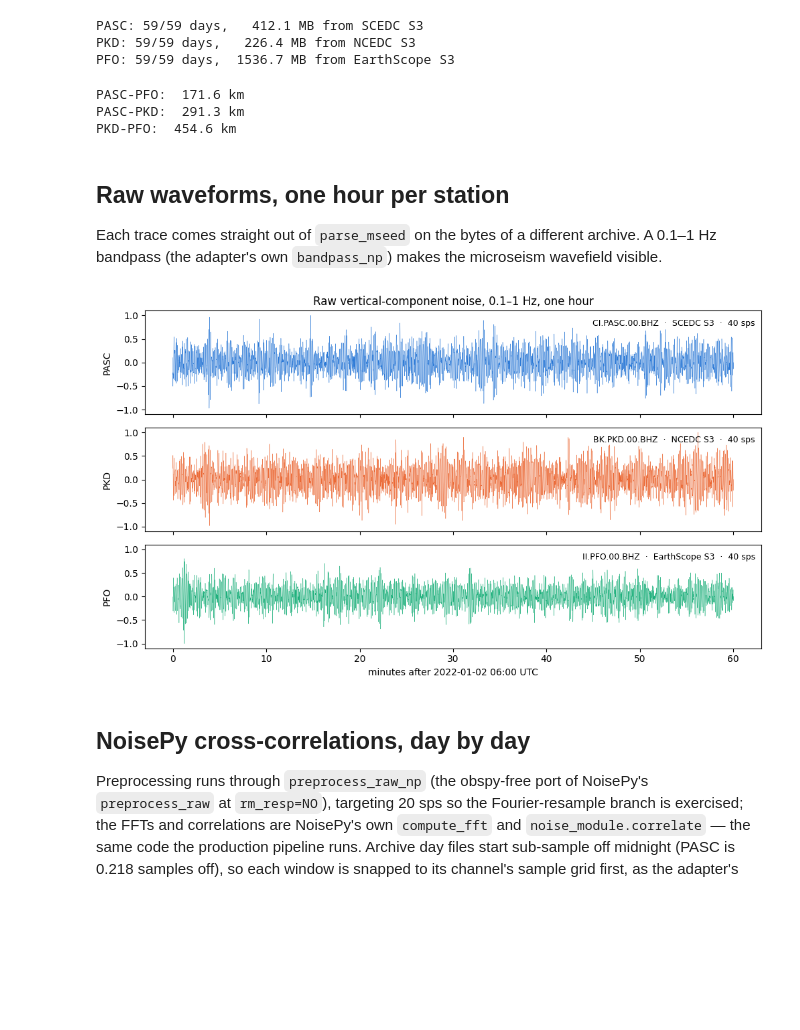
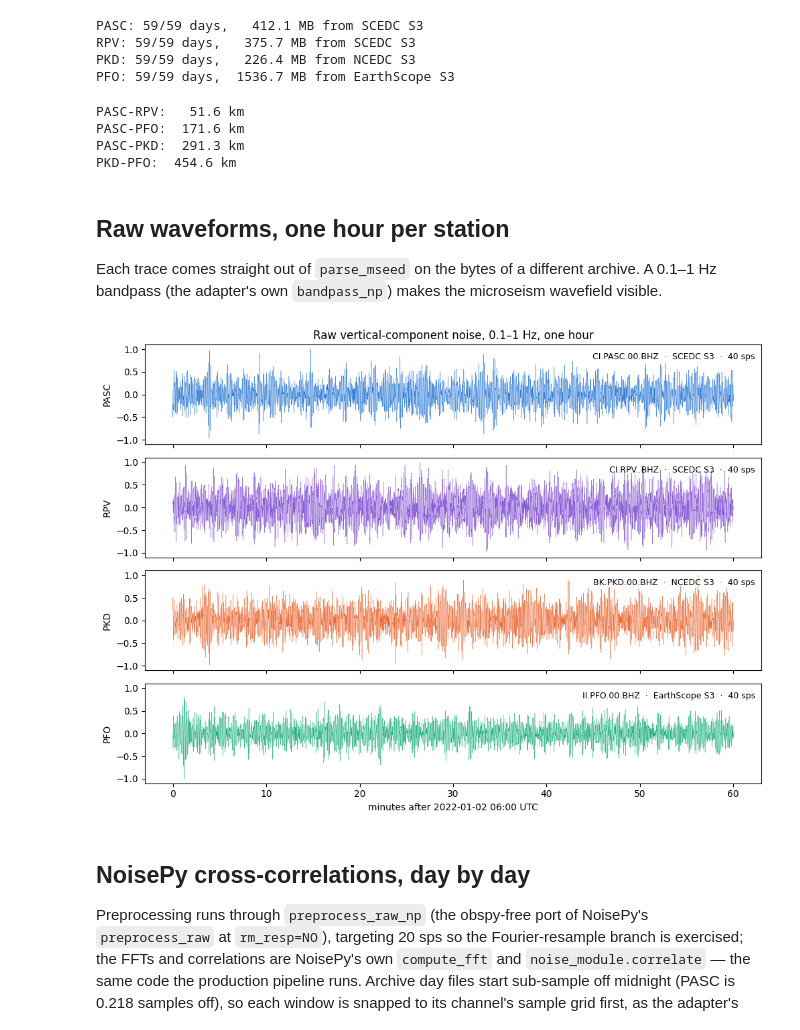
Before and after one commit to Denolle-Lab/seisfetch, a Jupyter notebook: notebooks/06_cross_correlation_three_archives.ipynb, the cells around one changed output. Saved outputs shown, nothing was run; the diff lists cells and outputs as text; code cells hidden in the pictures; blank space fills up the shorter version.

```diff
--- a/notebooks/06_cross_correlation_three_archives.ipynb
+++ b/notebooks/06_cross_correlation_three_archives.ipynb
@@ -41,6 +42,7 @@ CACHE = Path("..") / ".xcorr_eval_cache"  # day files cached on first run
 STATIONS = {
     # sta: (datacenter, net, loc, cha, lat, lon)
     "PASC": ("scedc", "CI", "00", "BHZ", 34.1714, -118.1865),
+    "RPV": ("scedc", "CI", "", "BHZ", 33.7438, -118.4043),
     "PKD": ("ncedc", "BK", "00", "BHZ", 35.9452, -120.5416),
     "PFO": ("earthscope", "II", "00", "BHZ", 33.6092, -116.4553),
 }
@@ -49,7 +51,7 @@ ARCHIVE_LABEL = {
     "ncedc": "NCEDC S3",
     "earthscope": "EarthScope S3",
 }
-COLORS = {"PASC": "#2a78d6", "PKD": "#eb6834", "PFO": "#1baf7a"}
+COLORS = {"PASC": "#2a78d6", "RPV": "#8a5cd6", "PKD": "#eb6834", "PFO": "#1baf7a"}
 
 CACHE.mkdir(exist_ok=True)
 clients = {dc: S3OpenClient(datacenter=dc) for dc in ARCHIVE_LABEL}
@@ -59,7 +61,7 @@ def fetch_day(sta, day):
     dc, net, loc, cha, *_ = STATIONS[sta]
     # cache key encodes the datacenter and channel selection so a rerun with
     # different parameters can never silently reuse the wrong bytes
-    sel = "all" if dc == "earthscope" else f"{loc}.{cha}"
+    sel = "all" if dc == "earthscope" else f"{loc or '--'}.{cha}"
     f = CACHE / f"{dc}.{net}.{sta}.{sel}.{day}.ms"
     if not f.exists():
         # EarthScope stores whole station-day objects; SCEDC/NCEDC per-channel
@@ -82,6 +84,7 @@ for sta in STATIONS:
     print(f"{sta}: {len(have)}/{len(DAYS)} days, {mb:7.1f} MB from {ARCHIVE_LABEL[dc]}")
 # %% [output]
 PASC: 59/59 days,   412.1 MB from SCEDC S3
+RPV: 59/59 days,   375.7 MB from SCEDC S3
 PKD: 59/59 days,   226.4 MB from NCEDC S3
 PFO: 59/59 days,  1536.7 MB from EarthScope S3
 # %%
@@ -93,11 +96,12 @@ def haversine_km(lat1, lon1, lat2, lon2):
     return 2 * R * np.arcsin(np.sqrt(a))
 
 
-PAIRS = [("PASC", "PFO"), ("PASC", "PKD"), ("PKD", "PFO")]
+PAIRS = [("PASC", "RPV"), ("PASC", "PFO"), ("PASC", "PKD"), ("PKD", "PFO")]
 DIST = {(s, r): haversine_km(*STATIONS[s][4:6], *STATIONS[r][4:6]) for s, r in PAIRS}
 for (s, r), d in DIST.items():
     print(f"{s}-{r}: {d:6.1f} km")
 # %% [output]
+PASC-RPV:   51.6 km
 PASC-PFO:  171.6 km
 PASC-PKD:  291.3 km
 PKD-PFO:  454.6 km
@@ -111,35 +115,35 @@ microseism wavefield visible.
 from seisfetch.contrib.noisepy_adapter import bandpass_np
 
 show0 = datetime.fromisoformat(SHOW_DAY).replace(tzinfo=timezone.utc)
 HOUR = 6  # 06:00-07:00 UTC
 
-fig, axes = plt.subplots(3, 1, figsize=(10, 6), sharex=True)
+fig, axes = plt.subplots(len(STATIONS), 1, figsize=(10, 7.5), sharex=True)
 for ax, sta in zip(axes, STATIONS):
     dc, net, loc, cha, *_ = STATIONS[sta]
     nslc = f"{net}.{sta}.{loc}.{cha}"
     seg = parse_mseed(raw[(sta, SHOW_DAY)]).segments()[nslc][0]
     fs = seg.sampling_rate
     i0 = int(round((show0.timestamp() + HOUR * 3600 - seg.starttime_ns / 1e9) * fs))
     x = seg.data[i0 : i0 + int(3600 * fs)].astype(np.float64)
     x = bandpass_np(x - x.mean(), 0.1, 1.0, df=fs, corners=4, zerophase=True)
     t = np.arange(x.size) / fs / 60.0
     ax.plot(t, x / np.abs(x).max(), lw=0.3, color=COLORS[sta])
     ax.set_ylabel(sta)
     ax.set_ylim(-1.1, 1.1)
     ax.text(
         0.99,
         0.92,
         f"{nslc}  ·  {ARCHIVE_LABEL[dc]}  ·  {fs:.0f} sps",
         transform=ax.transAxes,
         ha="right",
         va="top",
         fontsize=9,
     )
 axes[-1].set_xlabel(f"minutes after {SHOW_DAY} {HOUR:02d}:00 UTC")
 axes[0].set_title("Raw vertical-component noise, 0.1–1 Hz, one hour")
 fig.tight_layout()
 # %% [output]
-[figure, old version]
+[figure, new version]
 # %% [markdown]
 ## NoisePy cross-correlations, day by day
 
```
Also changed, not shown: parts of 5 cells of this notebook, 1 other file.
